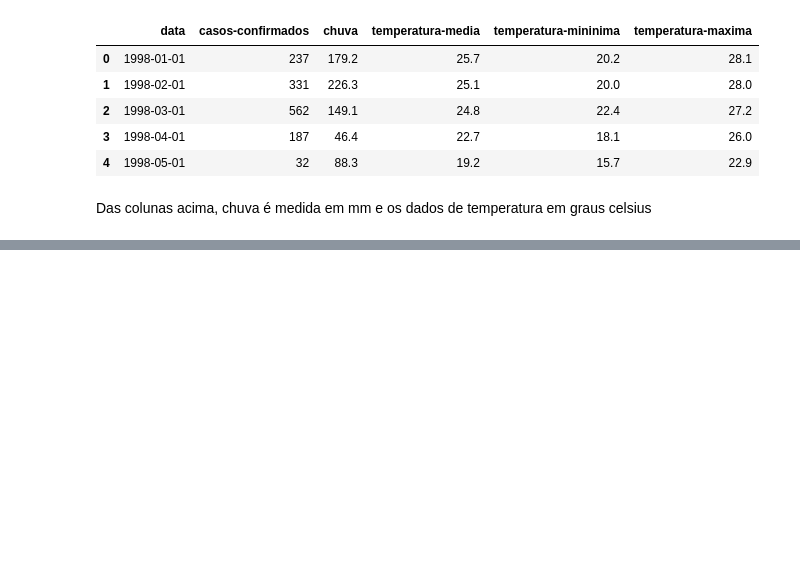
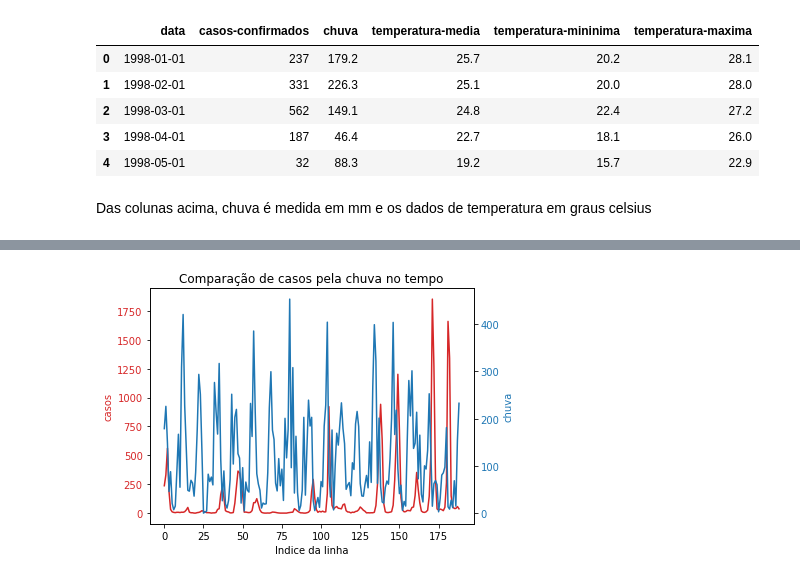
Before and after one commit to NicolasCho/Projeto2_CDados, a Jupyter notebook: Projeto_2_CDados_NicolasCho.ipynb, the cells around one changed output, grey strips where cells are left out. Drawn from its saved outputs; the diff is of its cells as text; code cells hidden in the pictures; blank space fills up the shorter version.

```diff
--- a/Projeto_2_CDados_NicolasCho.ipynb
+++ b/Projeto_2_CDados_NicolasCho.ipynb
@@ -42,0 +133,24 @@ dados.head()
+# %%
+x = []
+for i in range(0,len(dados_filtrados['chuva'])):
+    x.append(i)
+# %%
+fig, ax1 = plt.subplots()
+
+ax1.set_xlabel('Indice da linha')
+ax1.set_ylabel('casos', color='tab:red')
+ax1.plot(x, dados_filtrados['casos-confirmados'], color='tab:red')
+ax1.tick_params(axis='y', labelcolor='tab:red')
+
+ax2 = ax1.twinx()
+
+color = 'tab:blue'
+ax2.set_ylabel('chuva', color='tab:blue')
+ax2.plot(x, dados_filtrados['chuva'], color='tab:blue')
+ax2.tick_params(axis='y', labelcolor='tab:blue')
+
+fig.tight_layout()
+plt.title('Comparação de casos pela chuva no tempo')
+plt.show()
+# %% [output]
+[figure, added]
```
Also changed, not shown: parts of 34 cells of this notebook.
